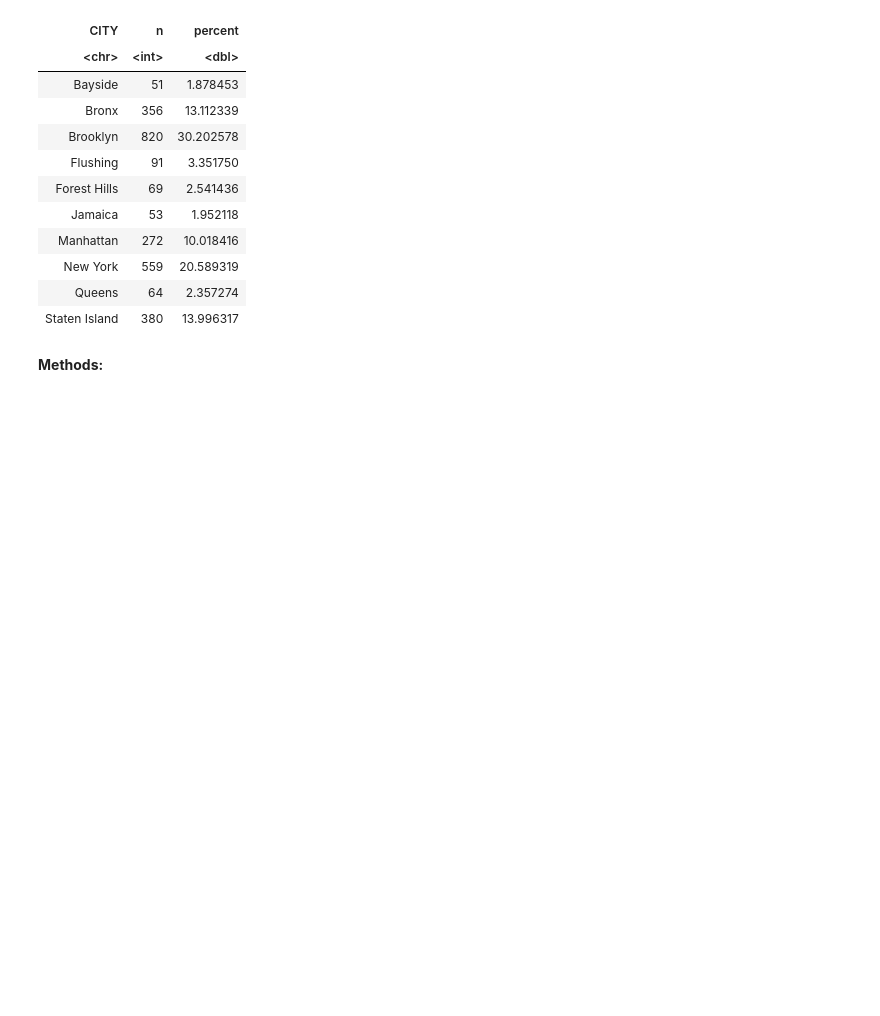
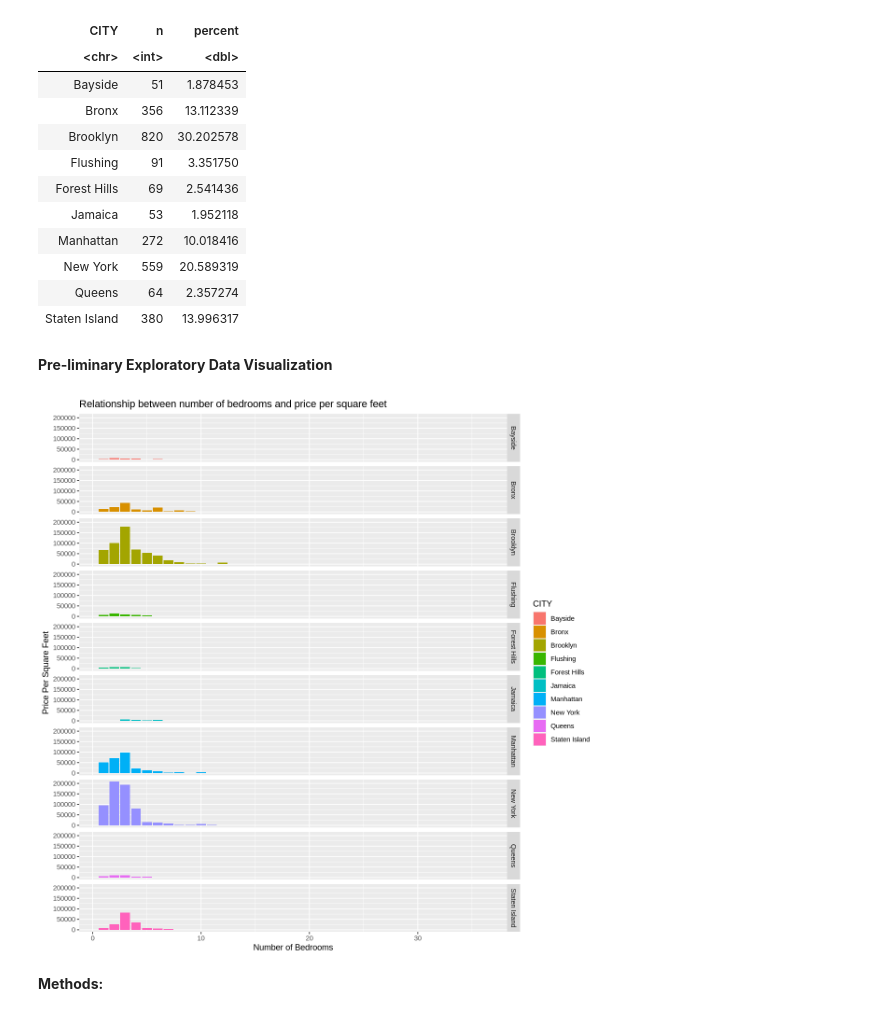
Before and after one commit to aikosumarno/dsci-100-2023w2-group-21, a Jupyter notebook: group_project_proposal.ipynb, the cells around one changed output. Cells and saved outputs as stored; diff of their text form; code cells hidden in the pictures; blank space fills up the shorter version.

```diff
--- a/group_project_proposal.ipynb
+++ b/group_project_proposal.ipynb
@@ -263,6 +265,18 @@ A tibble: 10 × 3
 | New York | 559 | 20.589319 |
 | Queens | 64 | 2.357274 |
 | Staten Island | 380 | 13.996317 |
+# %% [markdown]
+**Pre-liminary Exploratory Data Visualization**
+# %%
+bed_plot <- ny_housing_train |>
+            ggplot(aes(x = BEDS, y = PricePerSQFT, fill = CITY)) +
+            geom_bar(stat = "identity") +
+            facet_grid(rows = vars(CITY)) +
+            labs(x = "Number of Bedrooms", y = "Price Per Square Feet", color = "City") +
+            ggtitle("Relationship between number of bedrooms and price per square feet")
+bed_plot
+# %% [output]
+[figure, added]
 # %%
 ny_housing_recipe <- recipe(CITY ~ PricePerSQFT + PROPERTYSQFT, data = ny_housing_train) |>
                       step_scale(all_predictors()) |>
```
Also changed, not shown: parts of 2 cells of this notebook, 1 other file.
